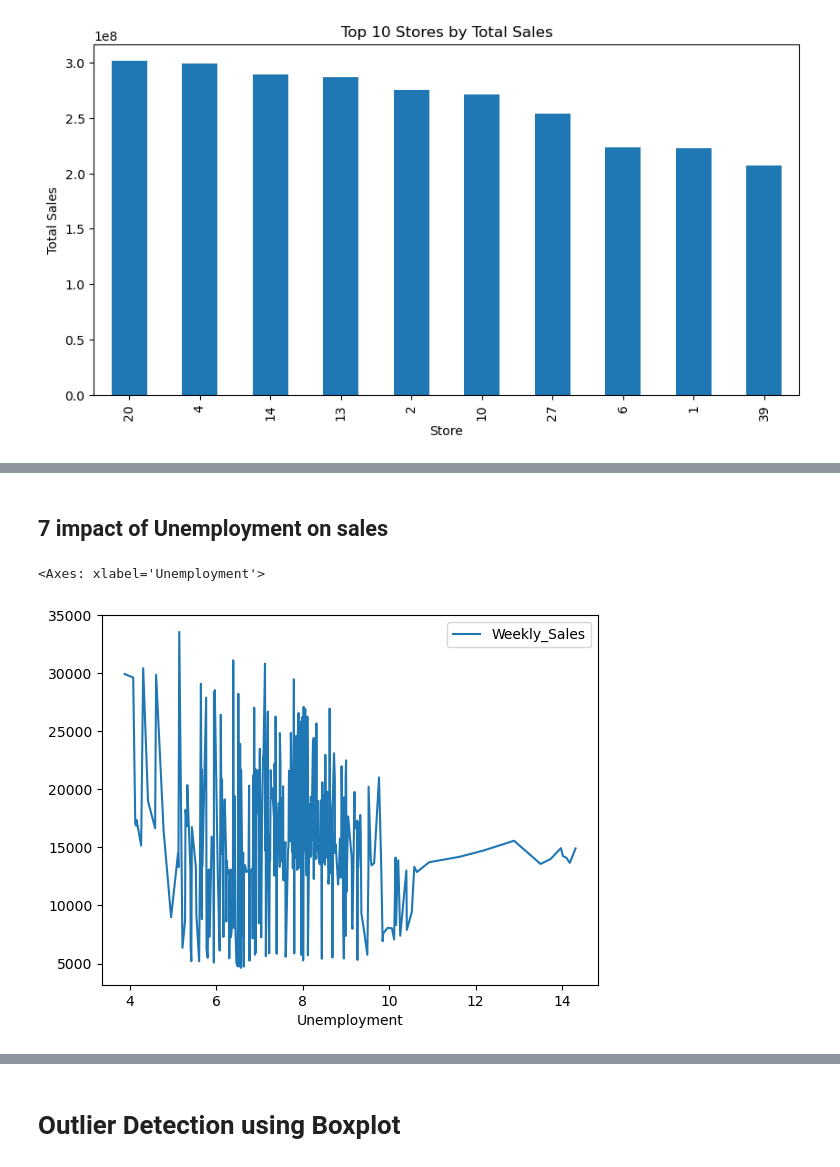
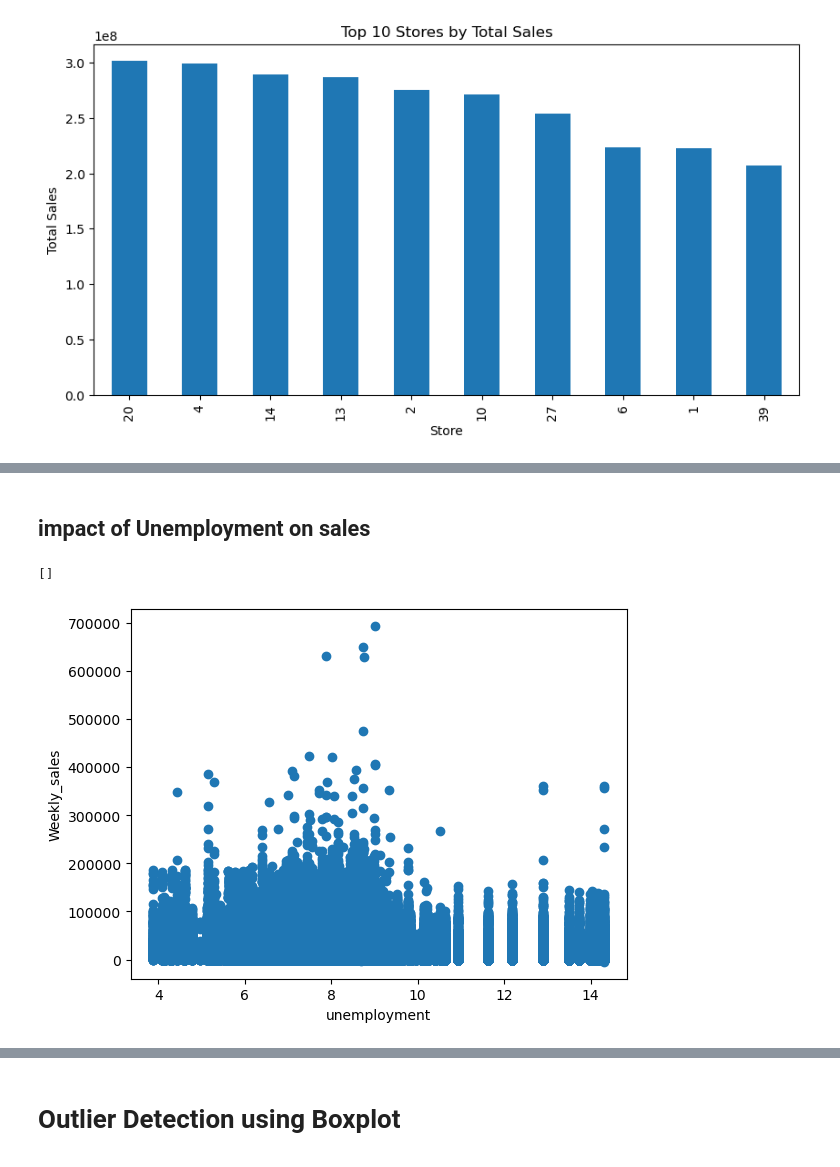
Before and after one commit to GARGI-GHORAI/soil-pollution-diseases, a Jupyter notebook: Walmart Sales Prediction (2).ipynb, the cells around one changed output, grey strips where cells are left out. Drawn from its saved outputs; the diff is of its cells as text; code cells hidden in the pictures.

```diff
--- a/Walmart Sales Prediction (2).ipynb
+++ b/Walmart Sales Prediction (2).ipynb
@@ -73,9 +73,3 @@ IsHoliday_y          0
 Type                 0
 Size                 0
 dtype: int64
-# %%
-df["Date"] = pd.to_datetime(df["Date"])
-df["Year"] = df["Date"].dt.year
-df["Month"] = df["Date"].dt.month
-df["Week"] = df["Date"].dt.isocalendar().week.astype(int)
-df["Day"] = df["Date"].dt.day
@@ -88,5 +78,3 @@ df["IsHoliday_y"] = df["IsHoliday_y"].astype(int)
-# %%
-df=df.sort_values("Date")
 # %%
 df.info()
 # %% [output]
@@ -284,8 +293,10 @@ CPI.plot()
 # %% [markdown]
-## 7 impact of Unemployment on sales
+##  impact of Unemployment on sales
 # %%
-unemployment = pd.pivot_table(df, values = "Weekly_Sales", index= "Unemployment")
-unemployment.plot()
+plt.scatter(df['Unemployment'],df['Weekly_Sales'])
+plt.xlabel('unemployment')
+plt.ylabel('Weekly_sales')
+plt.plot()
 # %% [output]
-<Axes: xlabel='Unemployment'>
+[]
-[figure, old version]
+[figure, new version]
```
Also changed, not shown: parts of 67 cells of this notebook.
